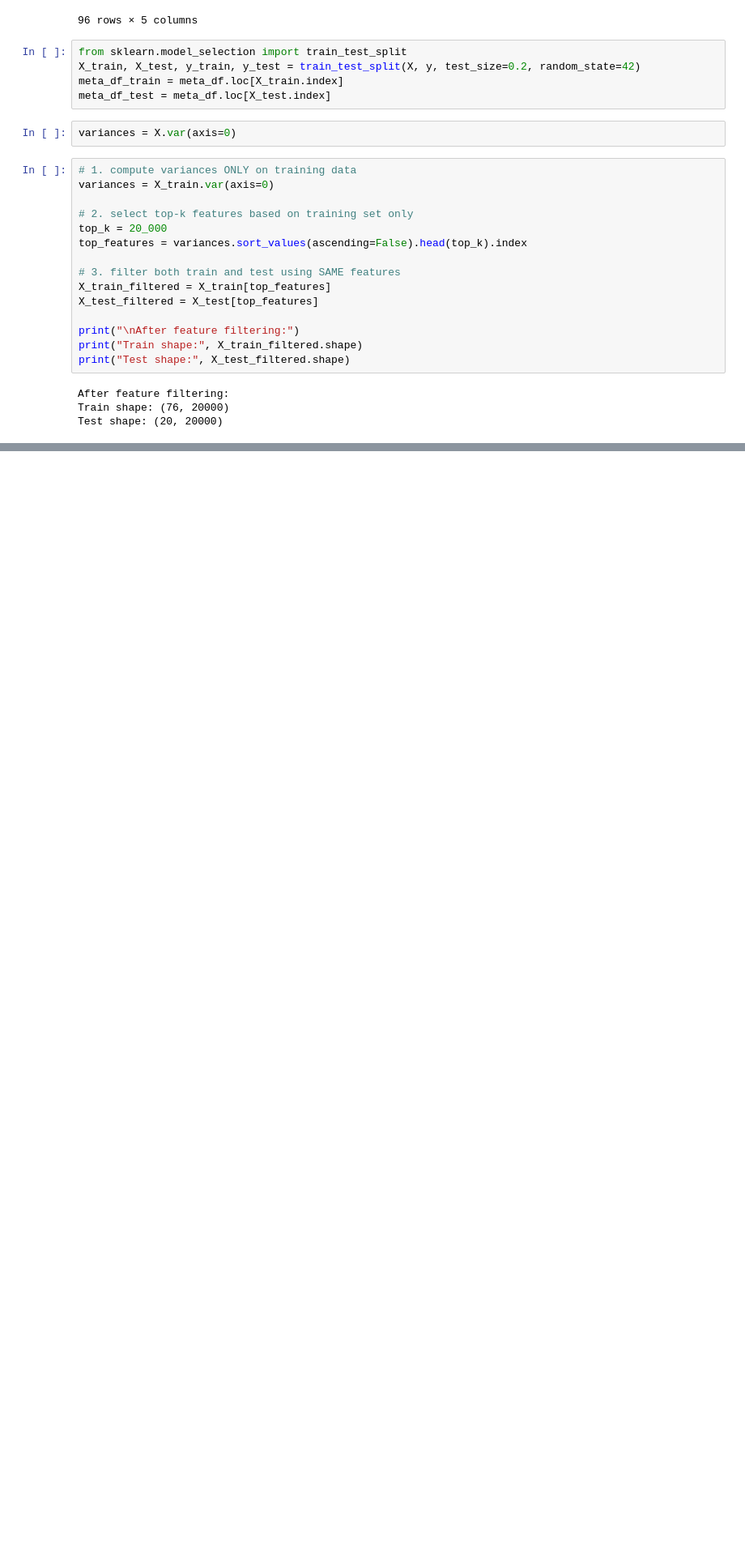
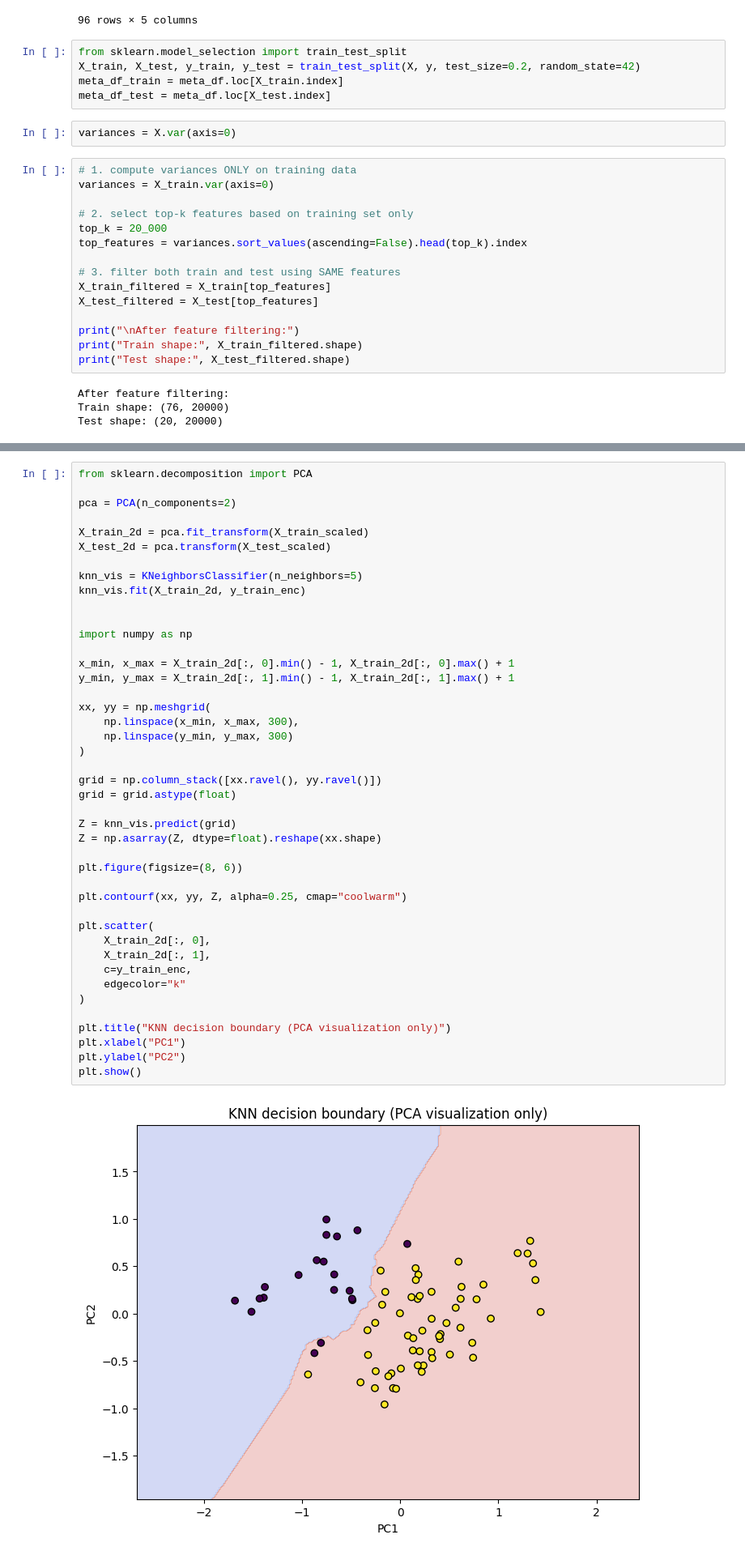
Before and after one commit to patinoboh/bioinformatika, a Jupyter notebook: project/project.ipynb, the cells around one changed output, grey strips where cells are left out. Shown at 81% size. Drawn from its saved outputs; the diff is of its cells as text; blank space fills up the shorter version.

```diff
--- a/project/project.ipynb
+++ b/project/project.ipynb
@@ -245,0 +330,45 @@ KBest shape: (76, 100)
+# %%
+from sklearn.decomposition import PCA
+
+pca = PCA(n_components=2)
+
+X_train_2d = pca.fit_transform(X_train_scaled)
+X_test_2d = pca.transform(X_test_scaled)
+
+knn_vis = KNeighborsClassifier(n_neighbors=5)
+knn_vis.fit(X_train_2d, y_train_enc)
+
+
+import numpy as np
+
+x_min, x_max = X_train_2d[:, 0].min() - 1, X_train_2d[:, 0].max() + 1
+y_min, y_max = X_train_2d[:, 1].min() - 1, X_train_2d[:, 1].max() + 1
+
+xx, yy = np.meshgrid(
+    np.linspace(x_min, x_max, 300),
+    np.linspace(y_min, y_max, 300)
+)
+
+grid = np.column_stack([xx.ravel(), yy.ravel()])
+grid = grid.astype(float)
+
+Z = knn_vis.predict(grid)
+Z = np.asarray(Z, dtype=float).reshape(xx.shape)
+
+plt.figure(figsize=(8, 6))
+
+plt.contourf(xx, yy, Z, alpha=0.25, cmap="coolwarm")
+
+plt.scatter(
+    X_train_2d[:, 0],
+    X_train_2d[:, 1],
+    c=y_train_enc,
+    edgecolor="k"
+)
+
+plt.title("KNN decision boundary (PCA visualization only)")
+plt.xlabel("PC1")
+plt.ylabel("PC2")
+plt.show()
+# %% [output]
+[figure, added]
```
Also changed, not shown: parts of 18 cells of this notebook.
